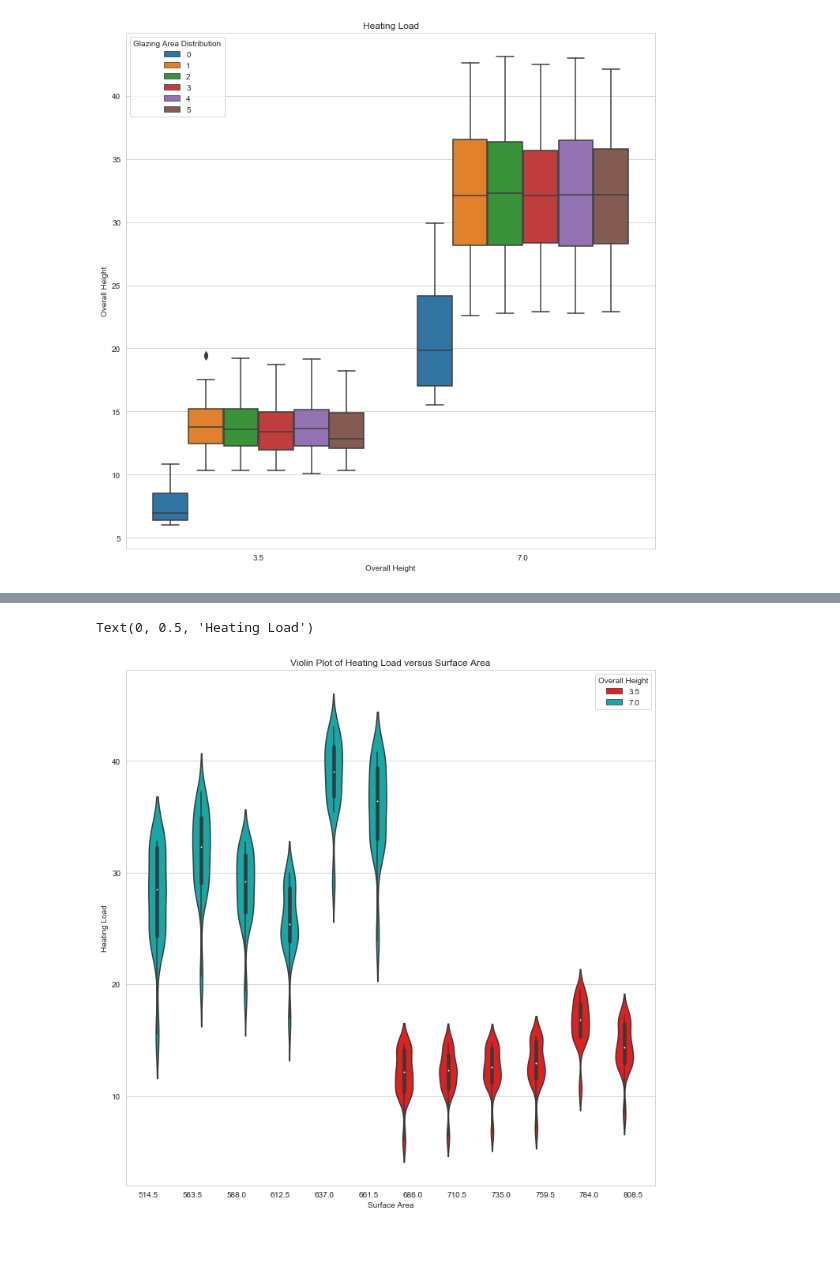
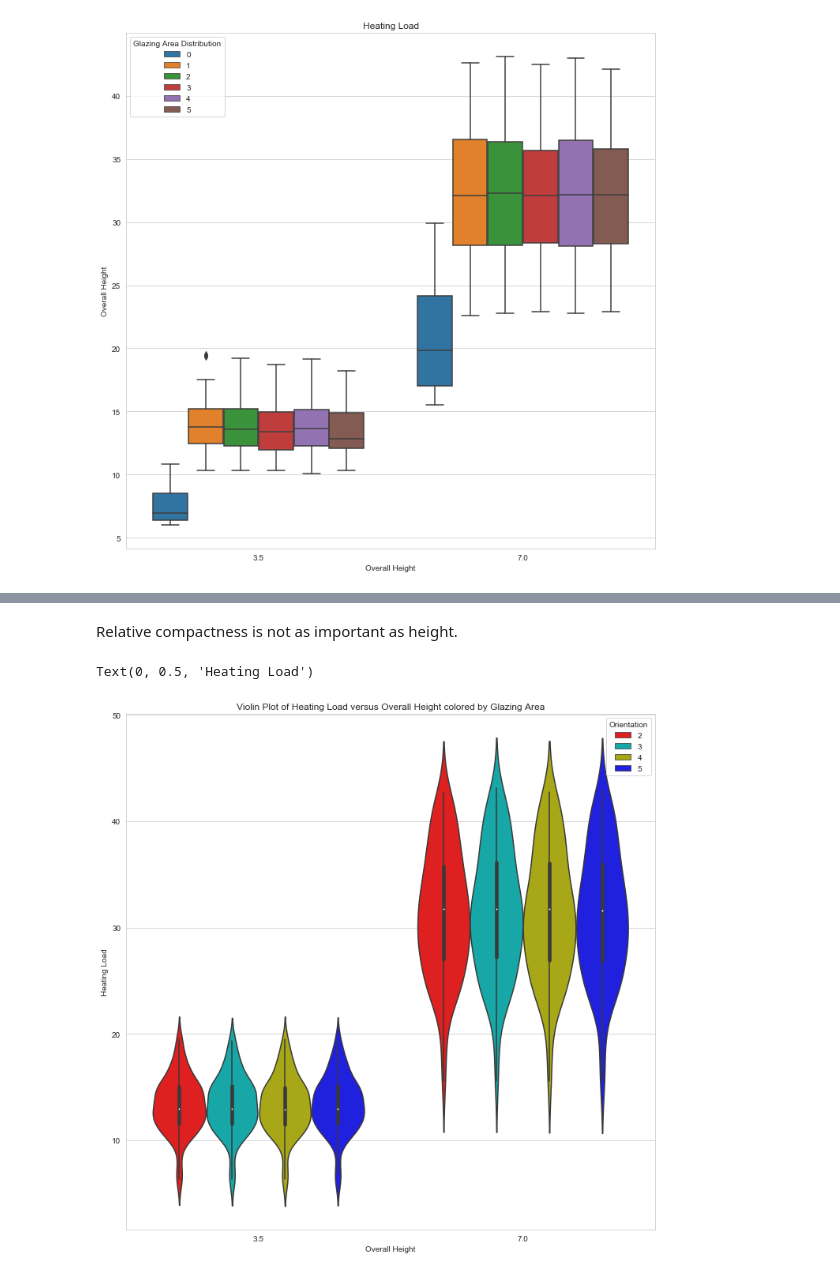
Before and after one commit to mutecypher/Datasci410, a Jupyter notebook: MikePearson-L01-EnergyLoads.ipynb, the cells around one changed output, grey strips where cells are left out. Saved outputs shown, nothing was run; the diff lists cells and outputs as text; code cells hidden in the pictures; blank space fills up the shorter version.

```diff
--- a/MikePearson-L01-EnergyLoads.ipynb
+++ b/MikePearson-L01-EnergyLoads.ipynb
@@ -259,16 +306,18 @@ Text(0, 0.5, 'Heating Load')
+# %% [markdown]
+Relative compactness is not as important as height.
 # %%
 fig = plt.figure(figsize=(12,12)) # define plot area
 ax = fig.gca() # define axis
 sns.set_style("whitegrid")
-sns.violinplot(x="Surface Area", y="Heating Load", hue="Overall Height",
+sns.violinplot(x="Overall Height", y="Heating Load", hue="Orientation",
               palette=["r", "c", "y", "b"], data= buildings)
 ##sns.violinplot(x = 'Glazing Area',y = 'Heating Load', hue = 'Glazing Area Distribution', data = buildings, ax = ax)
-ax.set_title('Violin Plot of Heating Load versus Surface Area') # Give the plot a main title
-ax.set_xlabel('Surface Area') # Set text for the x axis
+ax.set_title('Violin Plot of Heating Load versus Overall Height colored by Glazing Area') # Give the plot a main title
+ax.set_xlabel('Overall Height') # Set text for the x axis
 ax.set_ylabel('Heating Load')# Set text for y axis
 # %% [output]
 Text(0, 0.5, 'Heating Load')
-[figure, old version]
+[figure, new version]
 # %%
 fig = plt.figure(figsize=(12,12)) # define plot area
 ax = fig.gca() # define axis
```
Also changed, not shown: parts of 44 cells of this notebook, 8 other files.
